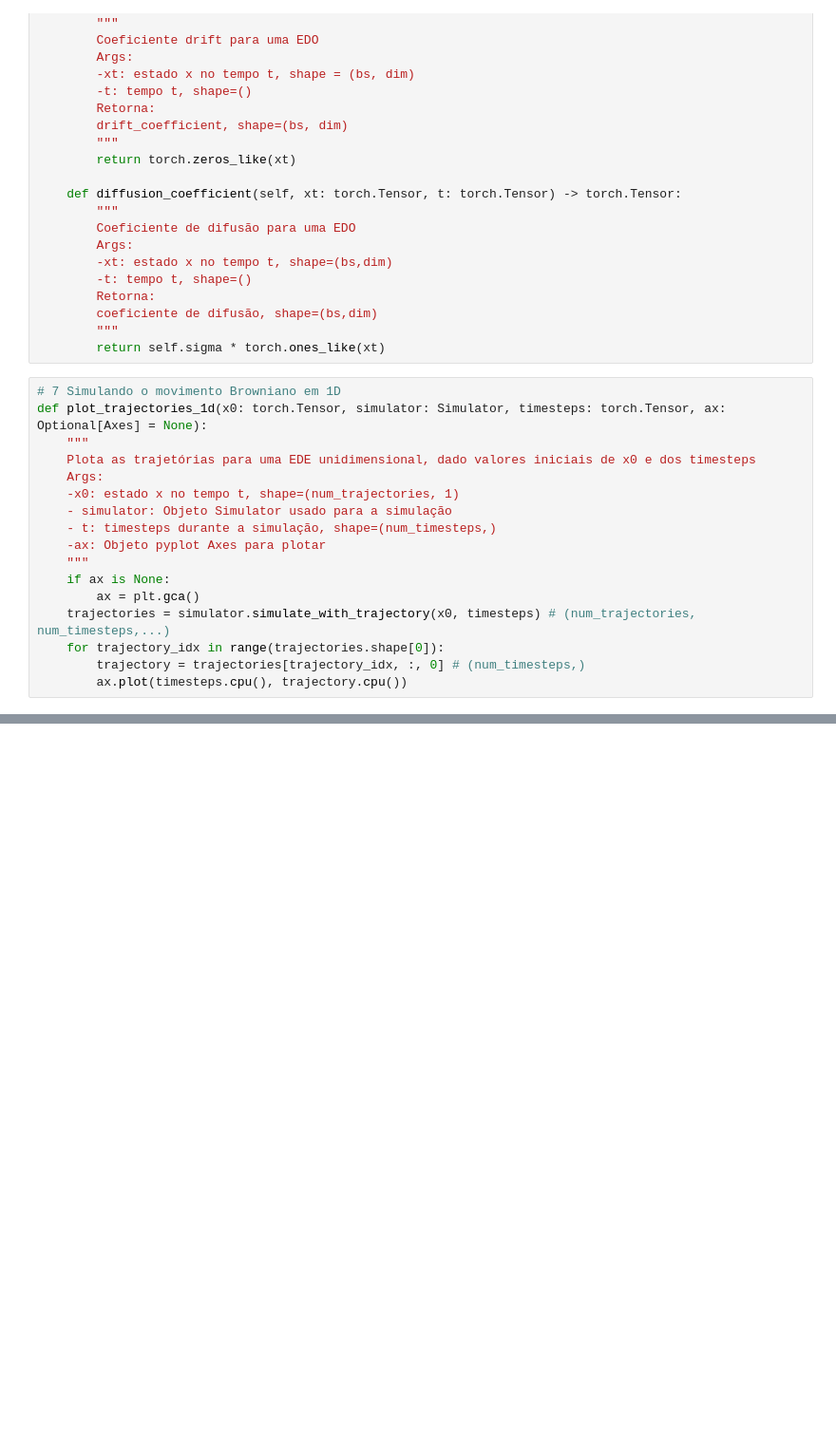
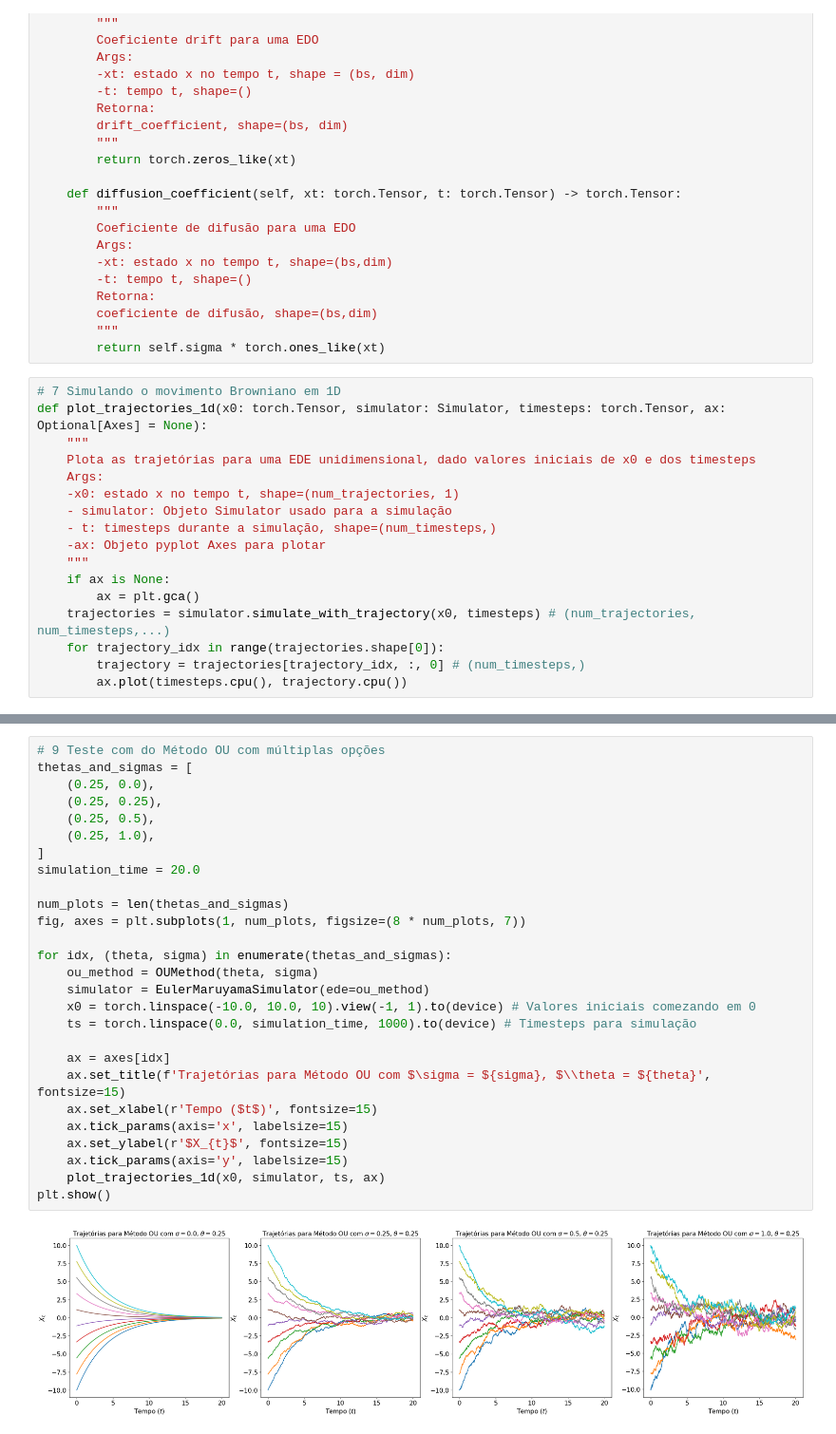
Before and after one commit to Rafael-Campos-unb/IA_GenerativaMIT_curso, a Jupyter notebook: Lab1/Untitled.ipynb, the cells around one changed output, grey strips where cells are left out. Shown at 95% size. Cells and saved outputs as stored; diff of their text form; blank space fills up the shorter version.

Commit message:
Adding OUMethod

```diff
--- a/Lab1/Untitled.ipynb
+++ b/Lab1/Untitled.ipynb
@@ -220,0 +254,29 @@ plt.show()
+# %%
+# 9 Teste com do Método OU com múltiplas opções
+thetas_and_sigmas = [
+    (0.25, 0.0),
+    (0.25, 0.25),
+    (0.25, 0.5),
+    (0.25, 1.0),
+]
+simulation_time = 20.0
+
+num_plots = len(thetas_and_sigmas)
+fig, axes = plt.subplots(1, num_plots, figsize=(8 * num_plots, 7))
+
+for idx, (theta, sigma) in enumerate(thetas_and_sigmas):
+    ou_method = OUMethod(theta, sigma)
+    simulator = EulerMaruyamaSimulator(ede=ou_method)
+    x0 = torch.linspace(-10.0, 10.0, 10).view(-1, 1).to(device) # Valores iniciais comezando em 0
+    ts = torch.linspace(0.0, simulation_time, 1000).to(device) # Timesteps para simulação
+
+    ax = axes[idx]
+    ax.set_title(f'Trajetórias para Método OU com $\sigma = ${sigma}, $\\theta = ${theta}', fontsize=15)
+    ax.set_xlabel(r'Tempo ($t$)', fontsize=15)
+    ax.tick_params(axis='x', labelsize=15)
+    ax.set_ylabel(r'$X_{t}$', fontsize=15)
+    ax.tick_params(axis='y', labelsize=15)
+    plot_trajectories_1d(x0, simulator, ts, ax)
+plt.show()
+# %% [output]
+[figure, added]
```
Also changed, not shown: parts of 2 cells of this notebook.
